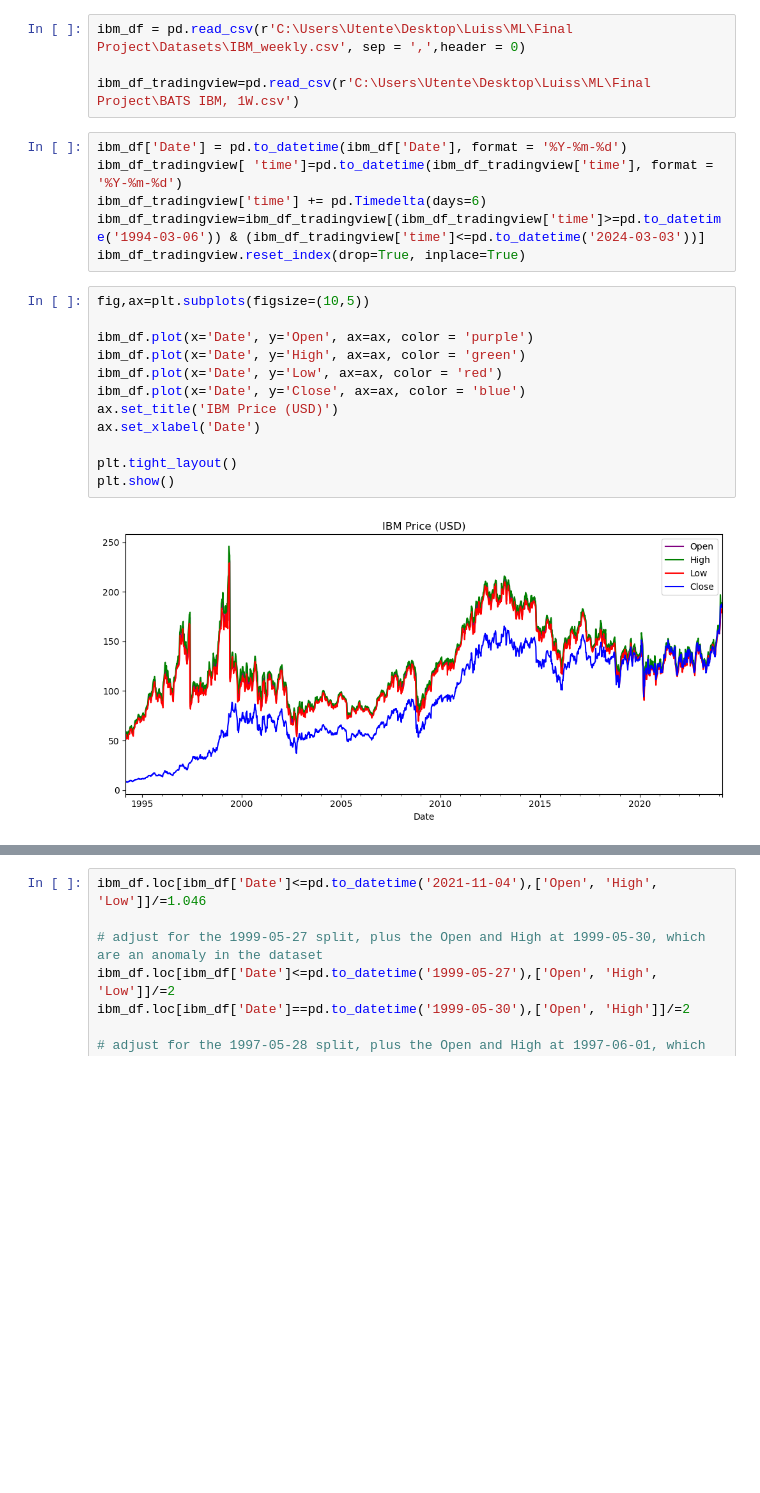
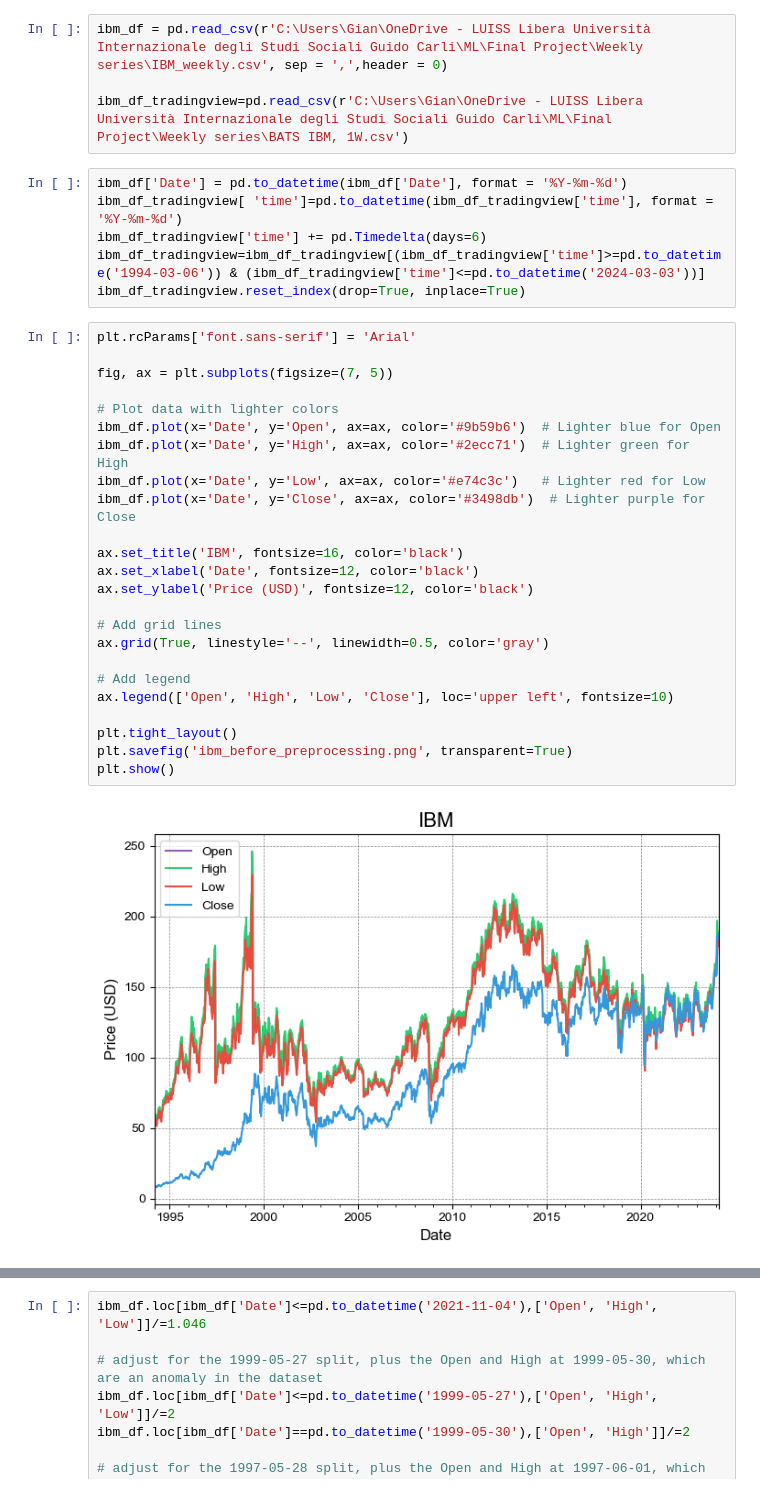
Before and after one commit to elenatomasella/ML, a Jupyter notebook: ibm_preprocessing.ipynb, the cells around one changed output, grey strips where cells are left out. Saved outputs shown, nothing was run; the diff lists cells and outputs as text; blank space fills up the shorter version.

```diff
--- a/ibm_preprocessing.ipynb
+++ b/ibm_preprocessing.ipynb
@@ -3,9 +3,9 @@ import pandas as pd
 import matplotlib.pyplot as plt
 import numpy as np
 # %%
-ibm_df = pd.read_csv(r'C:\Users\Utente\Desktop\Luiss\ML\Final Project\Datasets\IBM_weekly.csv', sep = ',',header = 0)
+ibm_df = pd.read_csv(r'C:\Users\Gian\OneDrive - LUISS Libera Università Internazionale degli Studi Sociali Guido Carli\ML\Final Project\Weekly series\IBM_weekly.csv', sep = ',',header = 0)
 
-ibm_df_tradingview=pd.read_csv(r'C:\Users\Utente\Desktop\Luiss\ML\Final Project\BATS IBM, 1W.csv')
+ibm_df_tradingview=pd.read_csv(r'C:\Users\Gian\OneDrive - LUISS Libera Università Internazionale degli Studi Sociali Guido Carli\ML\Final Project\Weekly series\BATS IBM, 1W.csv')
 # %%
 ibm_df['Date'] = pd.to_datetime(ibm_df['Date'], format = '%Y-%m-%d')
 ibm_df_tradingview[ 'time']=pd.to_datetime(ibm_df_tradingview['time'], format = '%Y-%m-%d')
@@ -13,19 +13,31 @@ ibm_df_tradingview['time'] += pd.Timedelta(days=6)
 ibm_df_tradingview=ibm_df_tradingview[(ibm_df_tradingview['time']>=pd.to_datetime('1994-03-06')) & (ibm_df_tradingview['time']<=pd.to_datetime('2024-03-03'))]
 ibm_df_tradingview.reset_index(drop=True, inplace=True)
 # %%
-fig,ax=plt.subplots(figsize=(10,5))
+plt.rcParams['font.sans-serif'] = 'Arial'
 
-ibm_df.plot(x='Date', y='Open', ax=ax, color = 'purple')
-ibm_df.plot(x='Date', y='High', ax=ax, color = 'green')
-ibm_df.plot(x='Date', y='Low', ax=ax, color = 'red')
-ibm_df.plot(x='Date', y='Close', ax=ax, color = 'blue')
-ax.set_title('IBM Price (USD)')
-ax.set_xlabel('Date')
+fig, ax = plt.subplots(figsize=(7, 5))
+
+# Plot data with lighter colors
+ibm_df.plot(x='Date', y='Open', ax=ax, color='#9b59b6')  # Lighter blue for Open
+ibm_df.plot(x='Date', y='High', ax=ax, color='#2ecc71')  # Lighter green for High
+ibm_df.plot(x='Date', y='Low', ax=ax, color='#e74c3c')   # Lighter red for Low
+ibm_df.plot(x='Date', y='Close', ax=ax, color='#3498db')  # Lighter purple for Close
+
+ax.set_title('IBM', fontsize=16, color='black')
+ax.set_xlabel('Date', fontsize=12, color='black')
+ax.set_ylabel('Price (USD)', fontsize=12, color='black')
+
+# Add grid lines
+ax.grid(True, linestyle='--', linewidth=0.5, color='gray')
+
+# Add legend
+ax.legend(['Open', 'High', 'Low', 'Close'], loc='upper left', fontsize=10)
 
 plt.tight_layout()
+plt.savefig('ibm_before_preprocessing.png', transparent=True)
 plt.show()
 # %% [output]
-[figure, old version]
+[figure, new version]
 # %%
 fig, ax=plt.subplots()
 ratio_close=pd.DataFrame()
```
Also changed, not shown: parts of 13 cells of this notebook.
